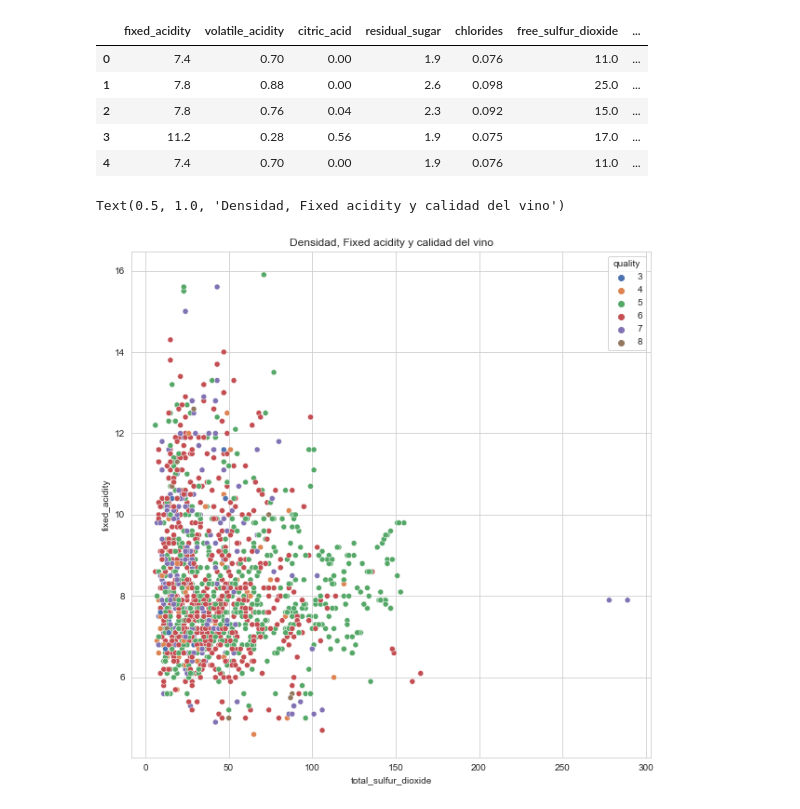
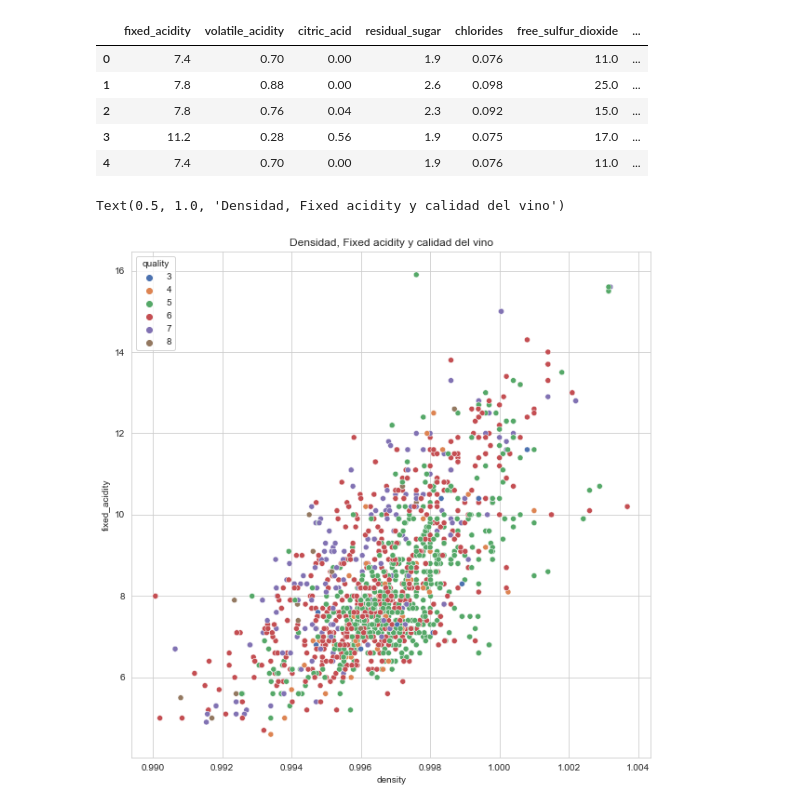
Before and after one commit to luislerma5593/Data_Analysis, a Jupyter notebook: 4. Análisis de datos con Python/6. Visualización de Datos Avanzada/Reto-02/variaciones_de_scatterplots.ipynb, the cells around one changed output. Saved outputs shown, nothing was run; the diff lists cells and outputs as text; code cells hidden in the pictures.

```diff
--- a/4. Análisis de datos con Python/6. Visualización de Datos Avanzada/Reto-02/variaciones_de_scatterplots.ipynb
+++ b/4. Análisis de datos con Python/6. Visualización de Datos Avanzada/Reto-02/variaciones_de_scatterplots.ipynb
@@ -39,9 +39,9 @@ df.head()
 # %%
 plt.figure(figsize=(10,10))
 palette = ["#223127","#9c0d38","#ce5374","#dbbbf5","#F9A03F"]
 a=sns.set_style('whitegrid')
-a=sns.scatterplot(df["total_sulfur_dioxide"],df["fixed_acidity"], hue = df["quality"] , palette="deep")
+a=sns.scatterplot(df["density"],df["fixed_acidity"], hue = df["quality"] , palette="deep")
 a.set_title("Densidad, Fixed acidity y calidad del vino")
 # %% [output]
 Text(0.5, 1.0, 'Densidad, Fixed acidity y calidad del vino')
-[figure, old version]
+[figure, new version]
```
Also changed, not shown: parts of 2 cells of this notebook, 3 other files.
